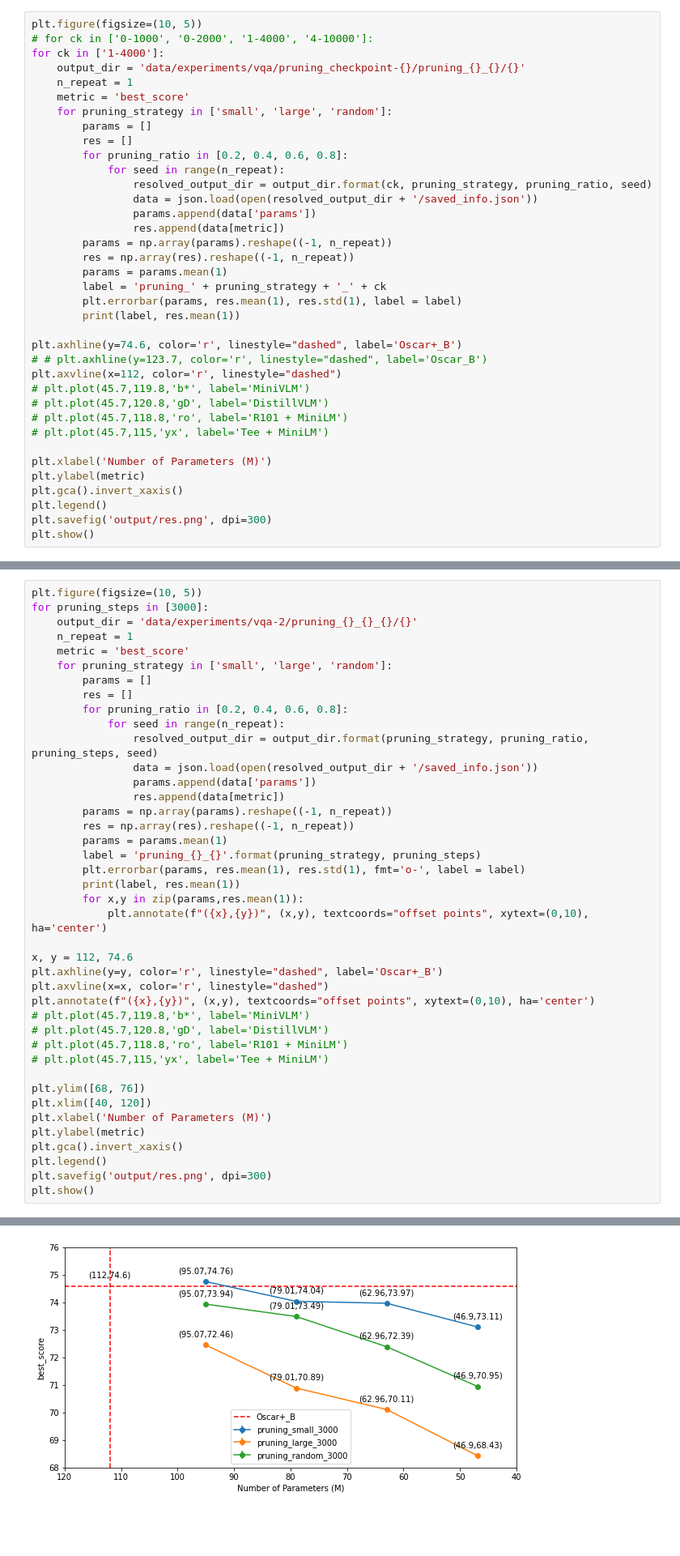
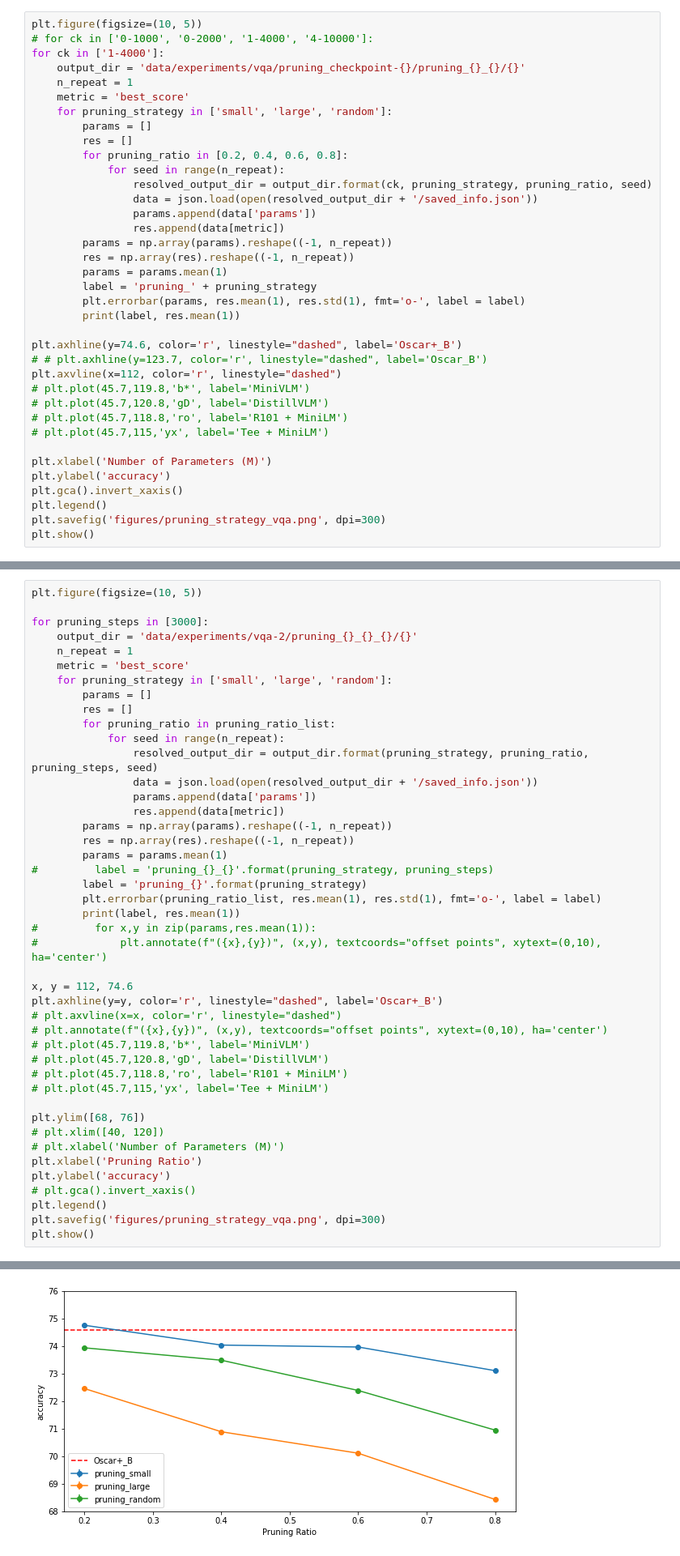
Before and after one commit to liqing-ustc/Oscar, a Jupyter notebook: results_analysis.ipynb, the cells around one changed output, grey strips where cells are left out. Shown at 81% size. Saved outputs shown, nothing was run; the diff lists cells and outputs as text; blank space fills up the shorter version.

```diff
--- a/results_analysis.ipynb
+++ b/results_analysis.ipynb
@@ -62,8 +97,8 @@ for ck in ['1-4000']:
         params = np.array(params).reshape((-1, n_repeat))
         res = np.array(res).reshape((-1, n_repeat))
         params = params.mean(1)
-        label = 'pruning_' + pruning_strategy + '_' + ck
-        plt.errorbar(params, res.mean(1), res.std(1), label = label)
+        label = 'pruning_' + pruning_strategy
+        plt.errorbar(params, res.mean(1), res.std(1), fmt='o-', label = label)
         print(label, res.mean(1))
 
 plt.axhline(y=74.6, color='r', linestyle="dashed", label='Oscar+_B')
@@ -75,9 +110,9 @@ plt.axvline(x=112, color='r', linestyle="dashed")
 # plt.plot(45.7,115,'yx', label='Tee + MiniLM')
 
 plt.xlabel('Number of Parameters (M)')
-plt.ylabel(metric)
+plt.ylabel('accuracy')
 plt.gca().invert_xaxis()
 plt.legend()
-plt.savefig('output/res.png', dpi=300)
+plt.savefig('figures/pruning_strategy_vqa.png', dpi=300)
 plt.show()
 # %% [output]
@@ -88,5 +123,6 @@ pruning_random_1-4000 [74.01 73.48 72.58 71.39]
 # %%
 plt.figure(figsize=(10, 5))
+
 for pruning_steps in [3000]:
     output_dir = 'data/experiments/vqa-2/pruning_{}_{}_{}/{}'
     n_repeat = 1
@@ -94,7 +130,7 @@ for pruning_steps in [3000]:
     for pruning_strategy in ['small', 'large', 'random']:
         params = []
         res = []
-        for pruning_ratio in [0.2, 0.4, 0.6, 0.8]:
+        for pruning_ratio in pruning_ratio_list:
             for seed in range(n_repeat):
                 resolved_output_dir = output_dir.format(pruning_strategy, pruning_ratio, pruning_steps, seed)
                 data = json.load(open(resolved_output_dir + '/saved_info.json'))
@@ -103,27 +139,29 @@ for pruning_steps in [3000]:
         params = np.array(params).reshape((-1, n_repeat))
         res = np.array(res).reshape((-1, n_repeat))
         params = params.mean(1)
-        label = 'pruning_{}_{}'.format(pruning_strategy, pruning_steps)
-        plt.errorbar(params, res.mean(1), res.std(1), fmt='o-', label = label)
+#         label = 'pruning_{}_{}'.format(pruning_strategy, pruning_steps)
+        label = 'pruning_{}'.format(pruning_strategy)
+        plt.errorbar(pruning_ratio_list, res.mean(1), res.std(1), fmt='o-', label = label)
         print(label, res.mean(1))
-        for x,y in zip(params,res.mean(1)):
-            plt.annotate(f"({x},{y})", (x,y), textcoords="offset points", xytext=(0,10), ha='center')
+#         for x,y in zip(params,res.mean(1)):
+#             plt.annotate(f"({x},{y})", (x,y), textcoords="offset points", xytext=(0,10), ha='center')
 
 x, y = 112, 74.6
 plt.axhline(y=y, color='r', linestyle="dashed", label='Oscar+_B')
-plt.axvline(x=x, color='r', linestyle="dashed")
-plt.annotate(f"({x},{y})", (x,y), textcoords="offset points", xytext=(0,10), ha='center')
+# plt.axvline(x=x, color='r', linestyle="dashed")
+# plt.annotate(f"({x},{y})", (x,y), textcoords="offset points", xytext=(0,10), ha='center')
 # plt.plot(45.7,119.8,'b*', label='MiniVLM')
 # plt.plot(45.7,120.8,'gD', label='DistillVLM')
 # plt.plot(45.7,118.8,'ro', label='R101 + MiniLM')
 # plt.plot(45.7,115,'yx', label='Tee + MiniLM')
 
 plt.ylim([68, 76])
-plt.xlim([40, 120])
-plt.xlabel('Number of Parameters (M)')
-plt.ylabel(metric)
-plt.gca().invert_xaxis()
+# plt.xlim([40, 120])
+# plt.xlabel('Number of Parameters (M)')
+plt.xlabel('Pruning Ratio')
+plt.ylabel('accuracy')
+# plt.gca().invert_xaxis()
 plt.legend()
-plt.savefig('output/res.png', dpi=300)
+plt.savefig('figures/pruning_strategy_vqa.png', dpi=300)
 plt.show()
 # %% [output]
@@ -133,4 +171,4 @@ pruning_random_3000 [73.94 73.49 72.39 70.95]
-[figure, old version]
+[figure, new version]
 # %%
 plt.figure(figsize=(10, 5))
 output_dir = 'data/experiments/vqa-2/pruning_{}_{}_{}/{}'
```
Also changed, not shown: parts of 5 cells of this notebook, 2 other files.
